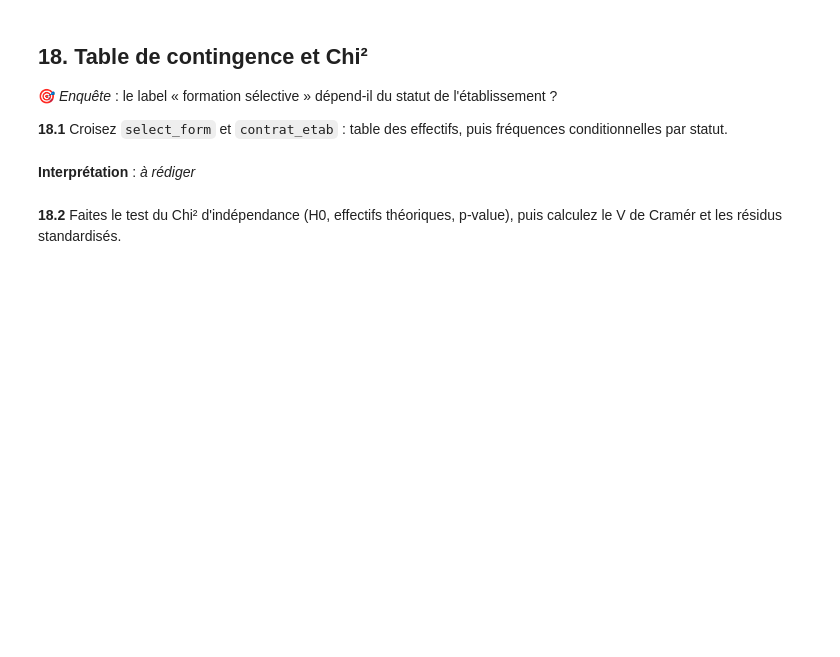
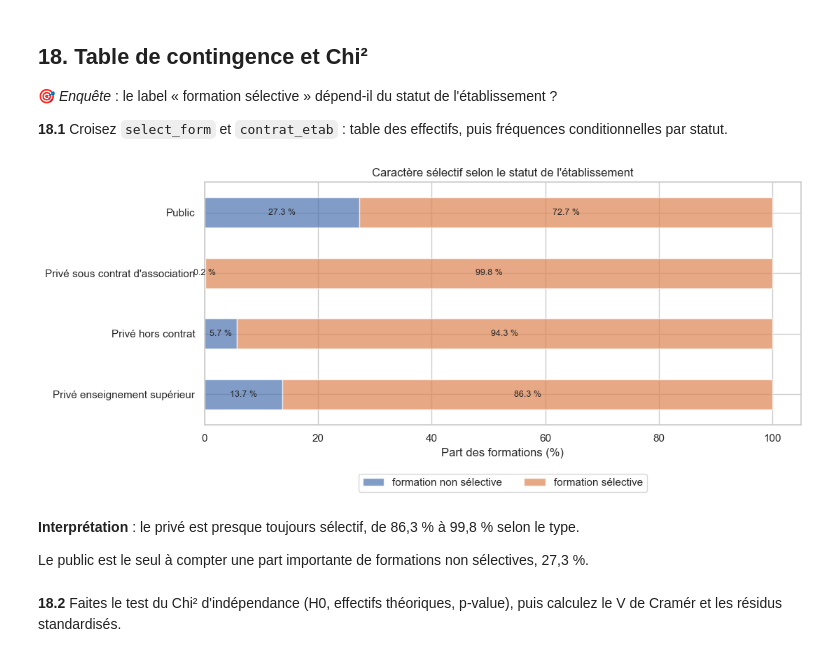
Before and after one commit to Atabbi/Analyse-Univari-, a Jupyter notebook: TP_Parcoursup.ipynb, the cells around one changed output. Drawn from its saved outputs; the diff is of its cells as text; code cells hidden in the pictures; blank space fills up the shorter version.

```diff
--- a/TP_Parcoursup.ipynb
+++ b/TP_Parcoursup.ipynb
@@ -1021,7 +1065,25 @@ Sur 500 visiteurs, le hasard seul produit des écarts de cet ordre : la mesure e
 🎯 *Enquête* : le label « formation sélective » dépend-il du statut de l'établissement ?
 
 **18.1** Croisez `select_form` et `contrat_etab` : table des effectifs, puis fréquences conditionnelles par statut.
+# %%
+freq = pd.crosstab(df['contrat_etab'], df['select_form'], normalize='index') * 100
+
+ax = freq.plot(kind='barh', stacked=True, figsize=(11, 4.5),
+               color=['#4C72B0', '#DD8452'], alpha=0.7)
+plt.xlabel("Part des formations (%)")
+plt.ylabel("")
+plt.title("Caractère sélectif selon le statut de l'établissement")
+plt.legend(title="", loc='upper center', bbox_to_anchor=(0.5, -0.18), ncol=2)
+
+for conteneur in ax.containers:
+    ax.bar_label(conteneur, fmt='%.1f %%', label_type='center', fontsize=9)
+
+plt.show()
+# %% [output]
+[figure, added]
 # %% [markdown]
-**Interprétation** : _à rédiger_
+**Interprétation** : le privé est presque toujours sélectif, de 86,3 % à 99,8 % selon le type.
+
+Le public est le seul à compter une part importante de formations non sélectives, 27,3 %.
 # %% [markdown]
 **18.2** Faites le test du Chi² d'indépendance (H0, effectifs théoriques, p-value), puis calculez le V de Cramér et les résidus standardisés.
```
Also changed, not shown: parts of 7 cells of this notebook.
